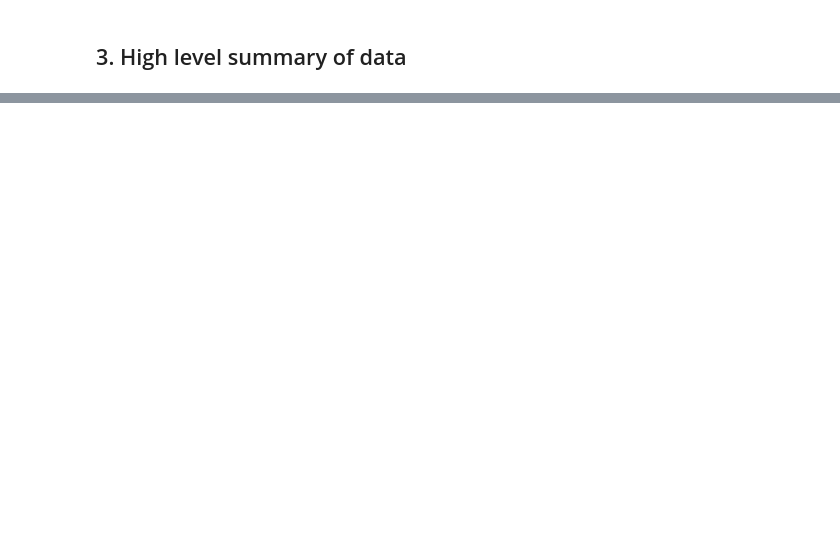
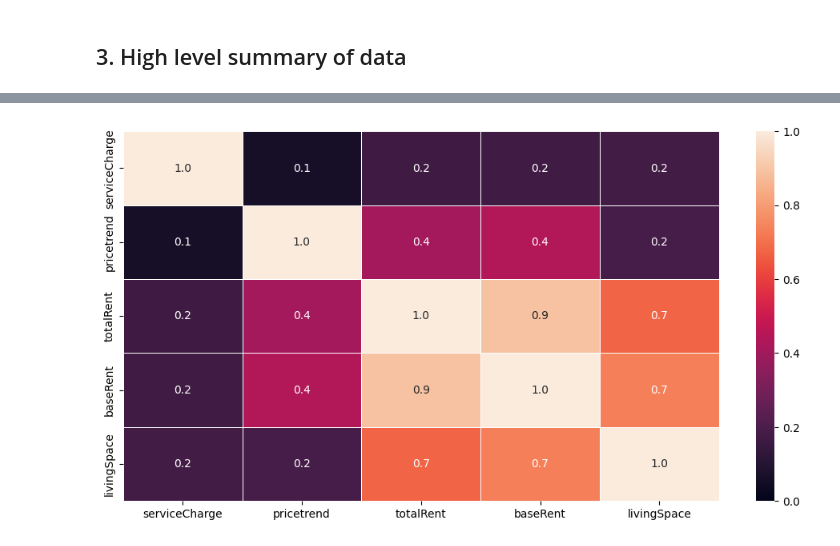
Before and after one commit to Joon-hub/MLZoomcamp, a Jupyter notebook: Midterm Project/German Real State Project/Notebooks/EDA.ipynb, the cells around one changed output, grey strips where cells are left out. Drawn from its saved outputs; the diff is of its cells as text; code cells hidden in the pictures; blank space fills up the shorter version.

```diff
--- a/Midterm Project/German Real State Project/Notebooks/EDA.ipynb
+++ b/Midterm Project/German Real State Project/Notebooks/EDA.ipynb
@@ -82,0 +93,9 @@ train.describe(include='object').T
+# %%
+# changing datatypes of the column
+train['telekomUploadSpeed'] = train['telekomUploadSpeed'].astype('int').astype('object')
+train['yearConstructedRange'] = train['yearConstructedRange'].astype('int').astype('object')
+train['baseRentRange'] = train['baseRentRange'].astype('int').astype('object')
+train['noRooms'] = train['noRooms'].astype('int').astype('object')
+train['livingSpaceRange'] = train['livingSpaceRange'].astype('int').astype('object')
+train['geo_plz'] = train['geo_plz'].astype('int').astype('object')
+train['picturecount'] = train['picturecount'].astype('int').astype('object')
@@ -82,0 +111,3 @@ train.describe(include='object').T
+# %%
+corr_matrix = train.select_dtypes(include='number').corr()
+corr_matrix
@@ -82,0 +121,6 @@ train.describe(include='object').T
+# %%
+plt.figure(figsize=(12,6))
+sns.heatmap(corr_matrix, annot= True, fmt=".1f", linewidths=.5, cbar= True, vmax=1, vmin=0)
+plt.show()
+# %% [output]
+[figure, added]
```
Also changed, not shown: parts of 18 cells of this notebook, 10 other files.
